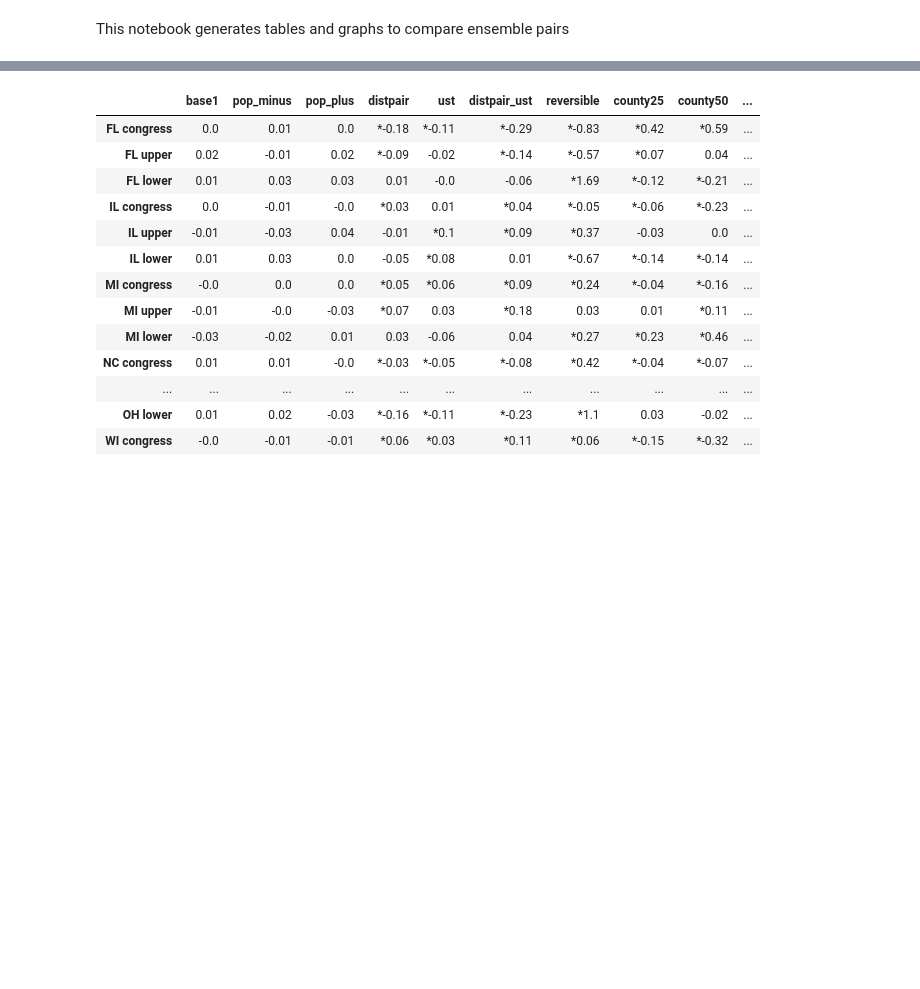
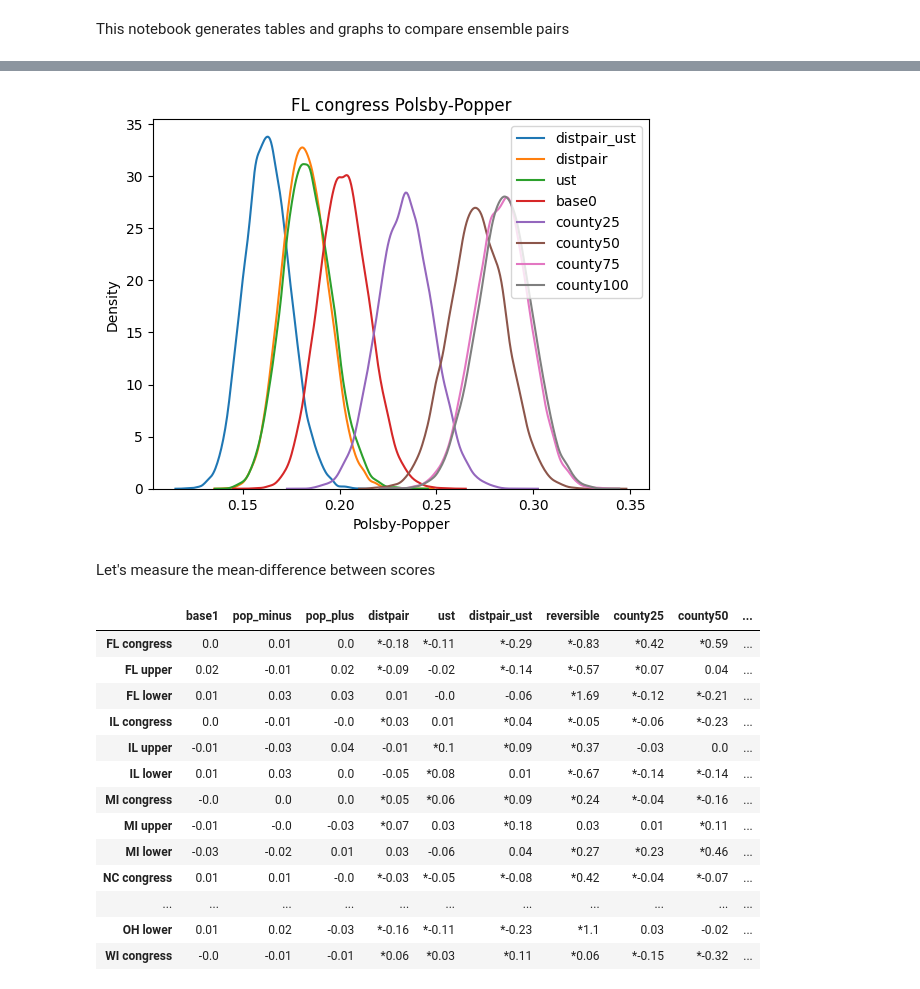
Before and after one commit to KrisTapp/Knobs, a Jupyter notebook: Compare ensembles.ipynb, the cells around one changed output, grey strips where cells are left out. Drawn from its saved outputs; the diff is of its cells as text; code cells hidden in the pictures; blank space fills up the shorter version.

```diff
--- a/Compare ensembles.ipynb
+++ b/Compare ensembles.ipynb
@@ -13,3 +26,11 @@ from knobs_functions import *
+# %%
+state = 'FL'
+chamber = 'congress'
+score = 'Polsby-Popper'
+my_ensemble_list = ['distpair_ust', 'distpair', 'ust', 'base0', 'county25', 'county50', 'county75', 'county100']
+kde_plot(state, chamber, my_ensemble_list, score, average_lines=False, filename='graphs/kde_plot.png')
+# %% [output]
+[figure, added]
 # %%
 # make dictionaries from which later dataframes will be created.
 # Each dictionary will map (state, chamber, ensemble, score) to a specific measurement of closeness to the base0 ensemble.
@@ -33,6 +54,8 @@ for state, chamber in state_chamber_list:
             KS_stat_dict[(state, chamber, ensemble, score)] = KS_signed_stat
             KS_pvalue_dict[(state, chamber, ensemble, score)] = KS_pvalue
             T_pvalue_dict[(state, chamber, ensemble, score)] = T_pvalue
+# %% [markdown]
+Let's measure the mean-difference between scores
 # %%
 def mean_diff_table(score, pvalue = None, latex_filename = None, rounding = 2):
     """
```
Also changed, not shown: parts of 23 cells of this notebook, 27 other files.
